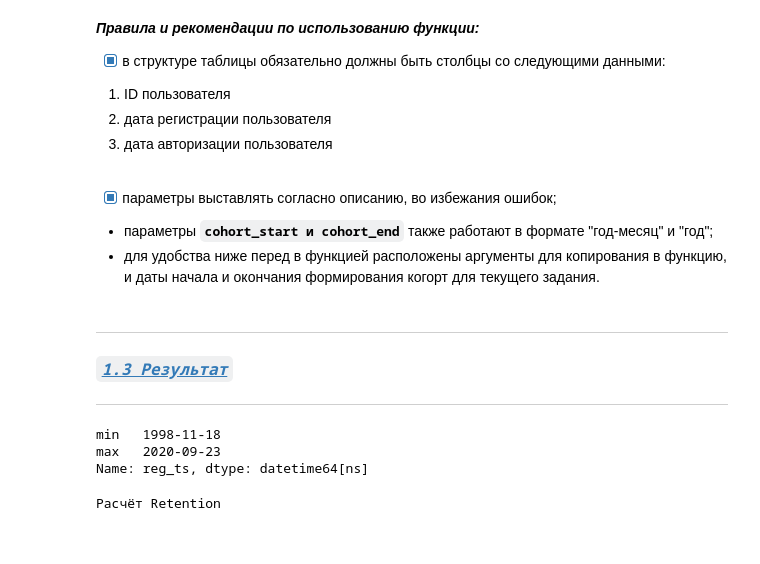
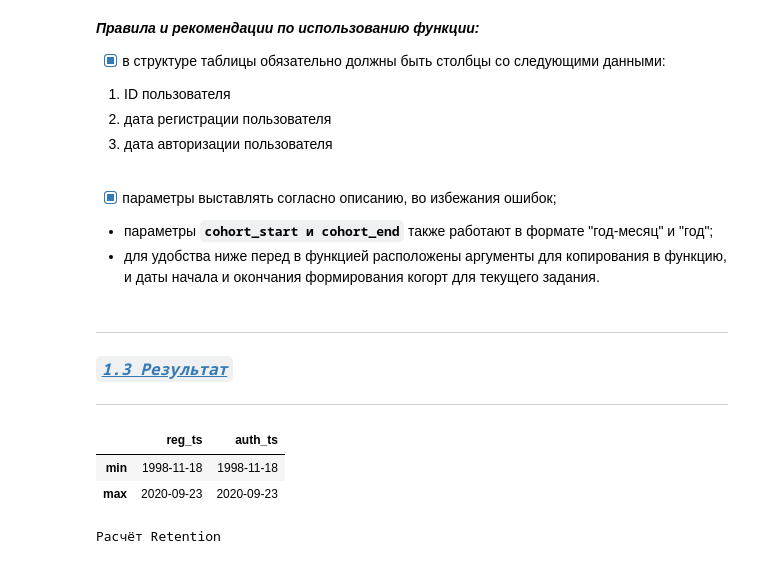
Before and after one commit to IvanoVladimir/karpov_courses, a Jupyter notebook: Final_project/Mobile_games.ipynb, the cells around one changed output. Cells and saved outputs as stored; diff of their text form; code cells hidden in the pictures.

```diff
--- a/Final_project/Mobile_games.ipynb
+++ b/Final_project/Mobile_games.ipynb
@@ -354,11 +354,11 @@ def _get_retention(unique_user,
 # %%
 daily, weekly, monthly, quarterly, yearly
 
-Task1['reg_ts'].agg(['min', 'max'])
+Task1[['reg_ts', 'auth_ts']].agg(['min', 'max'])
 # %% [output]
-min   1998-11-18
-max   2020-09-23
-Name: reg_ts, dtype: datetime64[ns]
+|  | reg_ts | auth_ts |
+| min | 1998-11-18 | 1998-11-18 |
+| max | 2020-09-23 | 2020-09-23 |
 # %%
 # пример работоспособности функции
 
```
Also changed, not shown: parts of 1 cell of this notebook.
